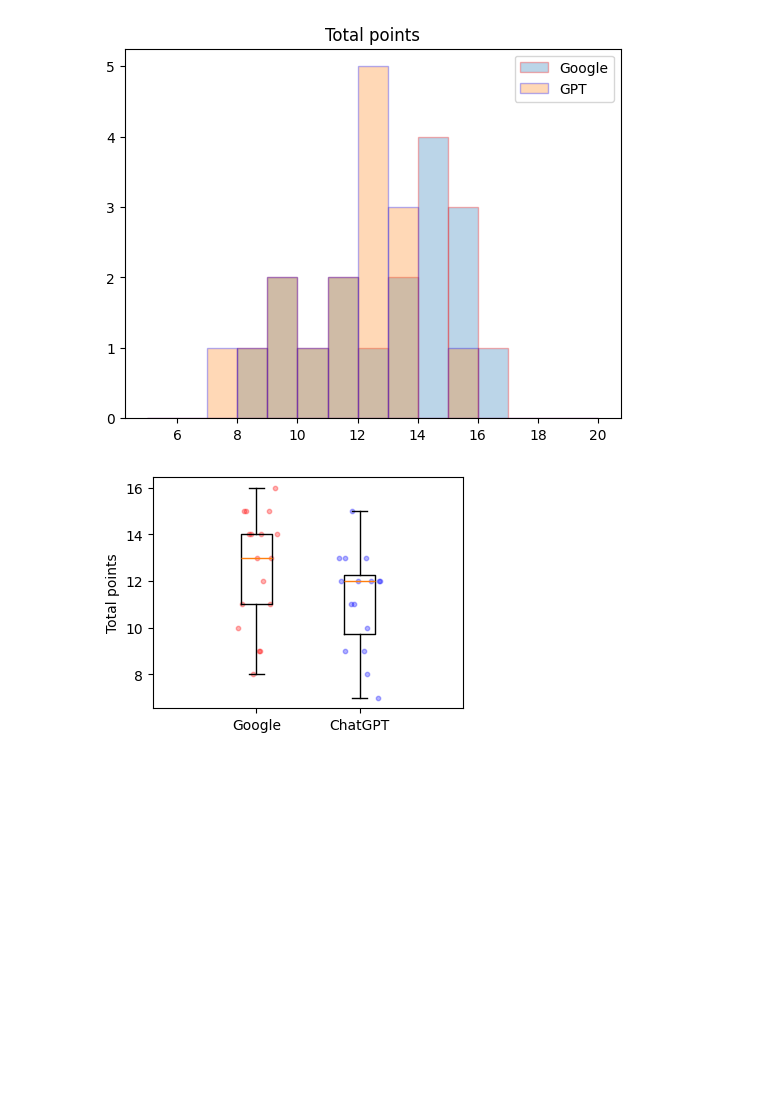
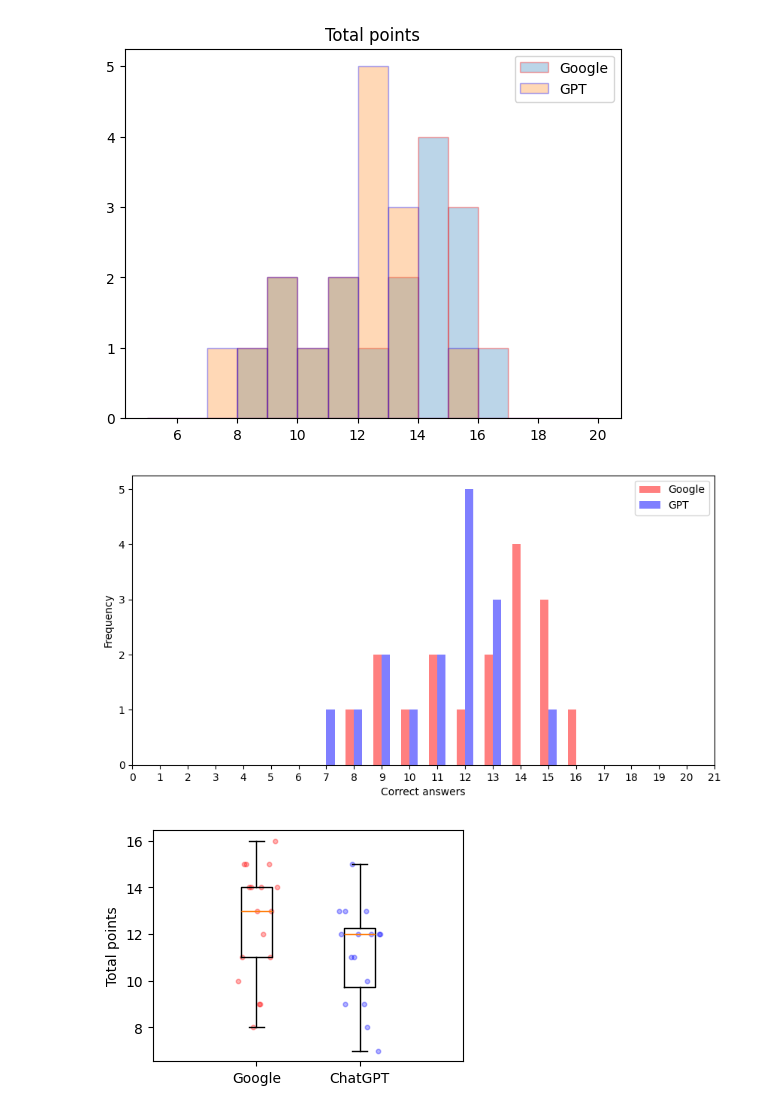
Before and after one commit to s185231/cognitive_experiments, a Jupyter notebook: data_preprocessing_linea.ipynb, the cells around one changed output. Drawn from its saved outputs; the diff is of its cells as text; code cells hidden in the pictures; blank space fills up the shorter version.

```diff
--- a/data_preprocessing_linea.ipynb
+++ b/data_preprocessing_linea.ipynb
@@ -73,6 +73,36 @@ plt.legend()
 plt.show()
 # %% [output]
 [figure]
+# %%
+import numpy as np
+import matplotlib.pyplot as plt
+
+# Assuming df_google and df_gpt are defined and contain a column "Total"
+fig, ax = plt.subplots(figsize=(10, 5))
+
+# Get value counts and sort by index
+google_counts = df_google["Total"].value_counts().sort_index()
+gpt_counts = df_gpt["Total"].value_counts().sort_index()
+
+# Define x positions for the bars
+x_positions = google_counts.index
+x_positions1 = gpt_counts.index
+
+# Plot bars for Google and GPT, with slight adjustments to avoid overlap
+ax.bar(x_positions - 0.15, google_counts, label="Google", width=0.3, color='red', alpha=0.5)
+ax.bar(x_positions1 + 0.15, gpt_counts, label="GPT", width=0.3, color='blue', alpha=0.5)
+
+# Set x-axis ticks and labels
+ax.set_xticks(np.arange(0, 22))
+ax.set_xlabel("Correct answers")
+ax.set_ylabel("Frequency")
+ax.legend()
+
+# Save the figure and show it
+plt.savefig("figs/accuracy_total.pdf", bbox_inches='tight')
+plt.show()
+# %% [output]
+[figure, added]
 # %%
 # Make box plot over total
 import random
```
Also changed, not shown: parts of 2 cells of this notebook, 5 other files.
